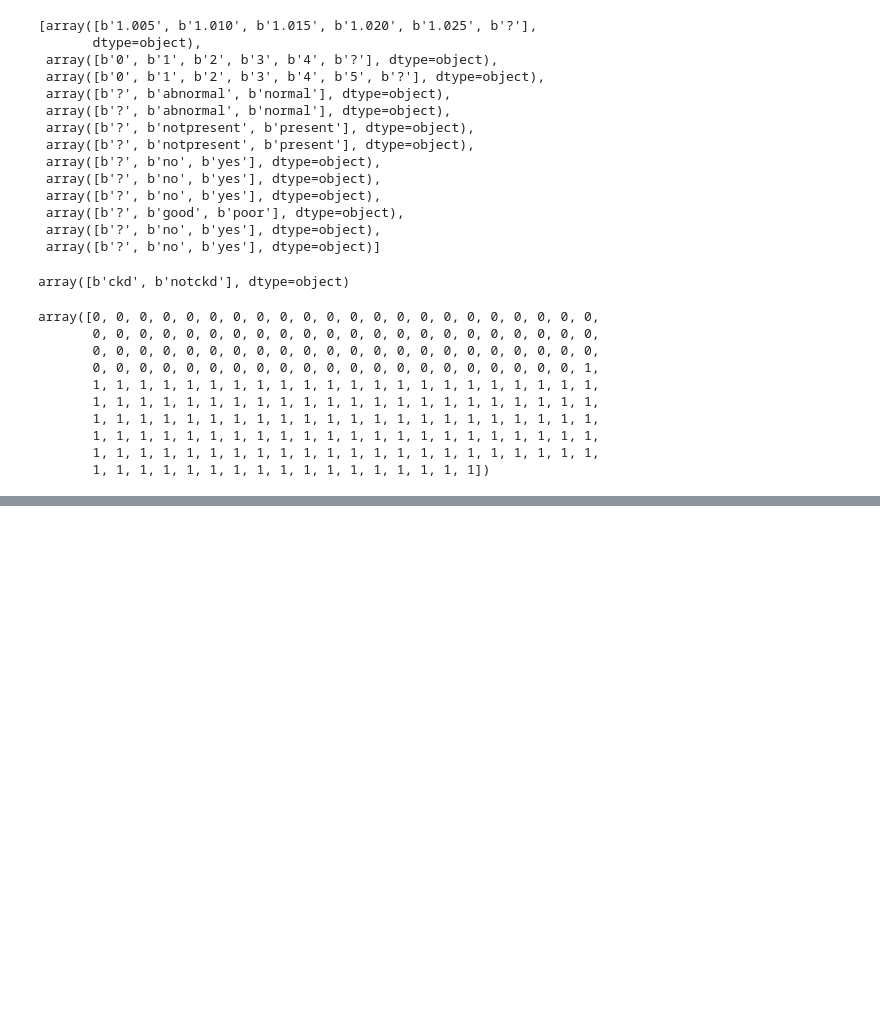
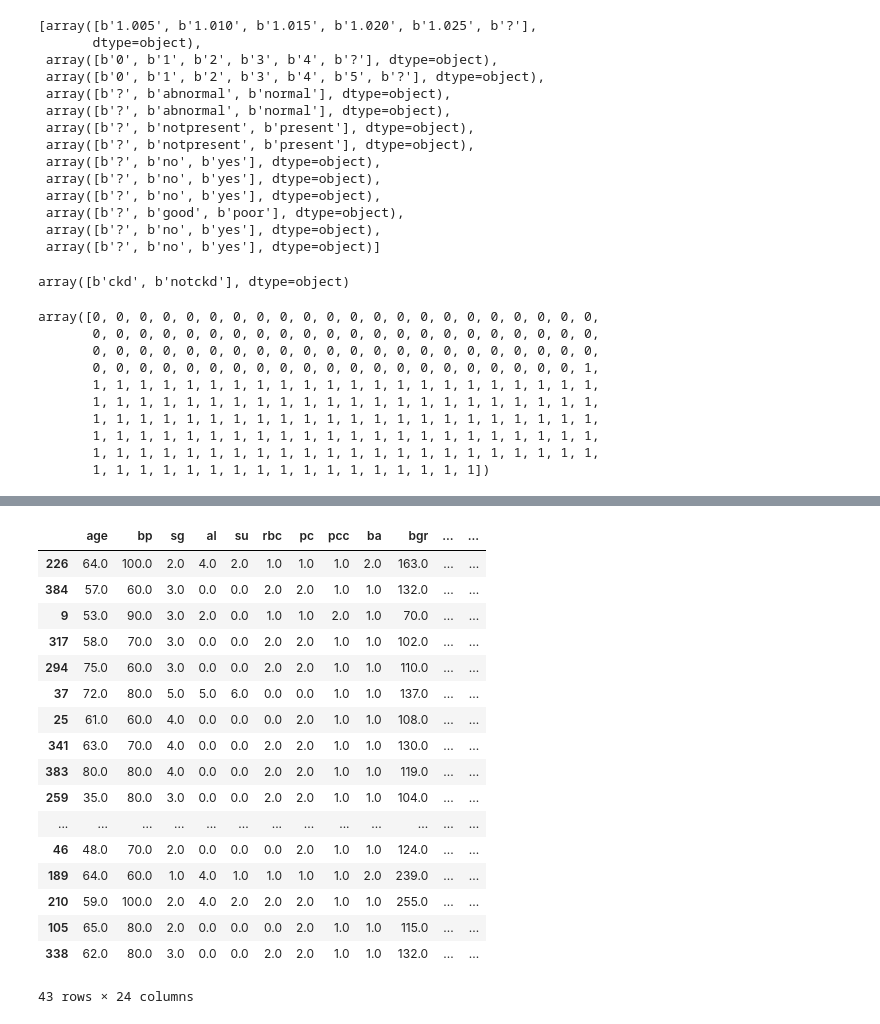
Before and after one commit to faultypointer/sixth, a Jupyter notebook: ai/projects/classification_supervised/kidney.ipynb, the cells around one changed output, grey strips where cells are left out. Saved outputs shown, nothing was run; the diff lists cells and outputs as text; code cells hidden in the pictures; blank space fills up the shorter version.

```diff
--- a/ai/projects/classification_supervised/kidney.ipynb
+++ b/ai/projects/classification_supervised/kidney.ipynb
@@ -374,0 +551,21 @@ array([0, 0, 0, 0, 0, 0, 0, 0, 0, 0, 0, 0, 0, 0, 0, 0, 0, 0, 0, 0, 0, 0,
+# %%
+X_test
+# %% [output]
+|  | age | bp | sg | al | su | rbc | pc | pcc | ba | bgr | ... | ... |
+| 226 | 64.0 | 100.0 | 2.0 | 4.0 | 2.0 | 1.0 | 1.0 | 1.0 | 2.0 | 163.0 | ... | ... |
+| 384 | 57.0 | 60.0 | 3.0 | 0.0 | 0.0 | 2.0 | 2.0 | 1.0 | 1.0 | 132.0 | ... | ... |
+| 9 | 53.0 | 90.0 | 3.0 | 2.0 | 0.0 | 1.0 | 1.0 | 2.0 | 1.0 | 70.0 | ... | ... |
+| 317 | 58.0 | 70.0 | 3.0 | 0.0 | 0.0 | 2.0 | 2.0 | 1.0 | 1.0 | 102.0 | ... | ... |
+| 294 | 75.0 | 60.0 | 3.0 | 0.0 | 0.0 | 2.0 | 2.0 | 1.0 | 1.0 | 110.0 | ... | ... |
+| 37 | 72.0 | 80.0 | 5.0 | 5.0 | 6.0 | 0.0 | 0.0 | 1.0 | 1.0 | 137.0 | ... | ... |
+| 25 | 61.0 | 60.0 | 4.0 | 0.0 | 0.0 | 0.0 | 2.0 | 1.0 | 1.0 | 108.0 | ... | ... |
+| 341 | 63.0 | 70.0 | 4.0 | 0.0 | 0.0 | 2.0 | 2.0 | 1.0 | 1.0 | 130.0 | ... | ... |
+| 383 | 80.0 | 80.0 | 4.0 | 0.0 | 0.0 | 2.0 | 2.0 | 1.0 | 1.0 | 119.0 | ... | ... |
+| 259 | 35.0 | 80.0 | 3.0 | 0.0 | 0.0 | 2.0 | 2.0 | 1.0 | 1.0 | 104.0 | ... | ... |
+| ... | ... | ... | ... | ... | ... | ... | ... | ... | ... | ... | ... | ... |
+| 46 | 48.0 | 70.0 | 2.0 | 0.0 | 0.0 | 0.0 | 2.0 | 1.0 | 1.0 | 124.0 | ... | ... |
+| 189 | 64.0 | 60.0 | 1.0 | 4.0 | 1.0 | 1.0 | 1.0 | 1.0 | 2.0 | 239.0 | ... | ... |
+| 210 | 59.0 | 100.0 | 2.0 | 4.0 | 2.0 | 2.0 | 2.0 | 1.0 | 1.0 | 255.0 | ... | ... |
+| 105 | 65.0 | 80.0 | 2.0 | 0.0 | 0.0 | 0.0 | 2.0 | 1.0 | 1.0 | 115.0 | ... | ... |
+| 338 | 62.0 | 80.0 | 3.0 | 0.0 | 0.0 | 2.0 | 2.0 | 1.0 | 1.0 | 132.0 | ... | ... |
+43 rows × 24 columns
```
Also changed, not shown: parts of 25 cells of this notebook, 6 other files.
